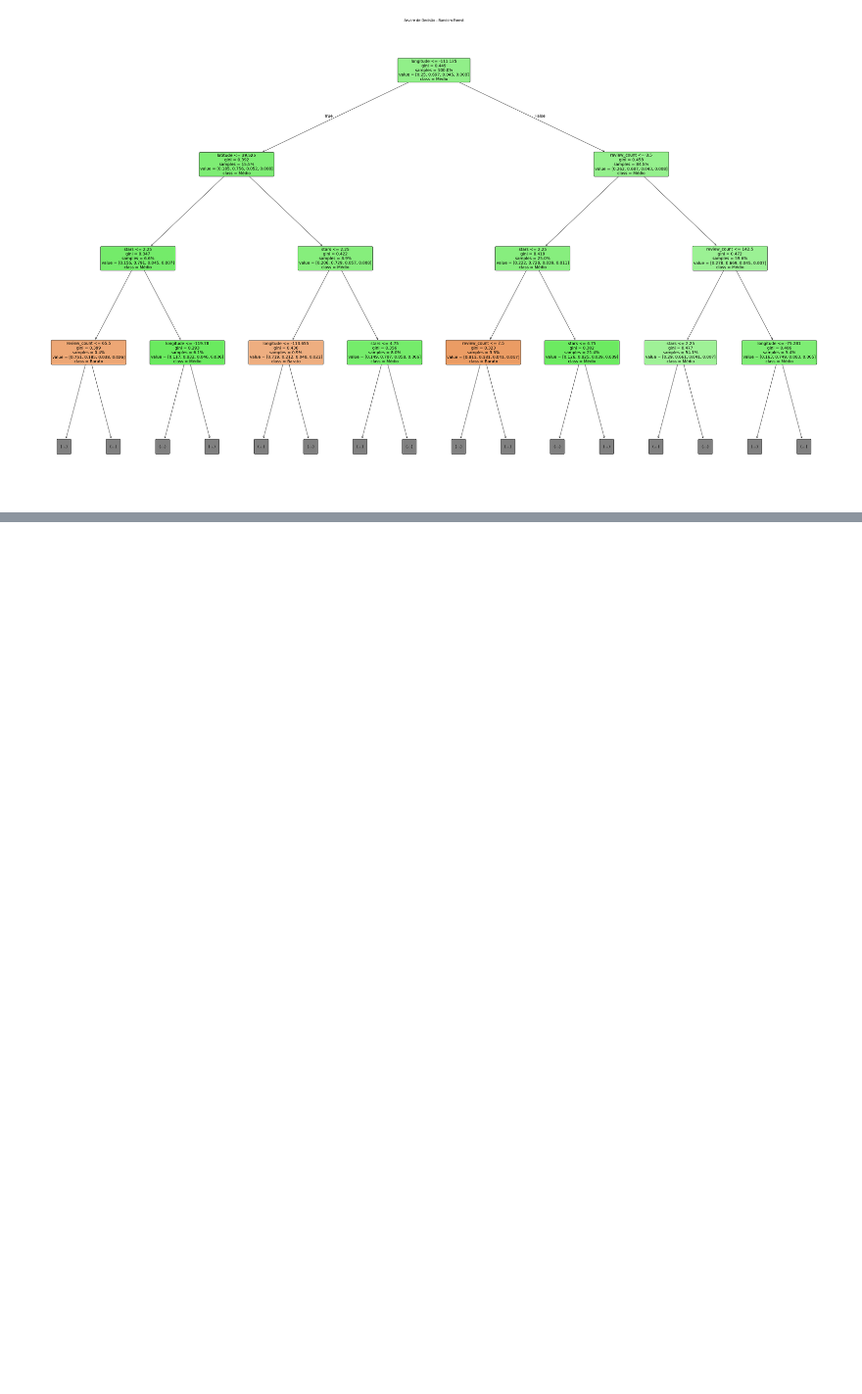
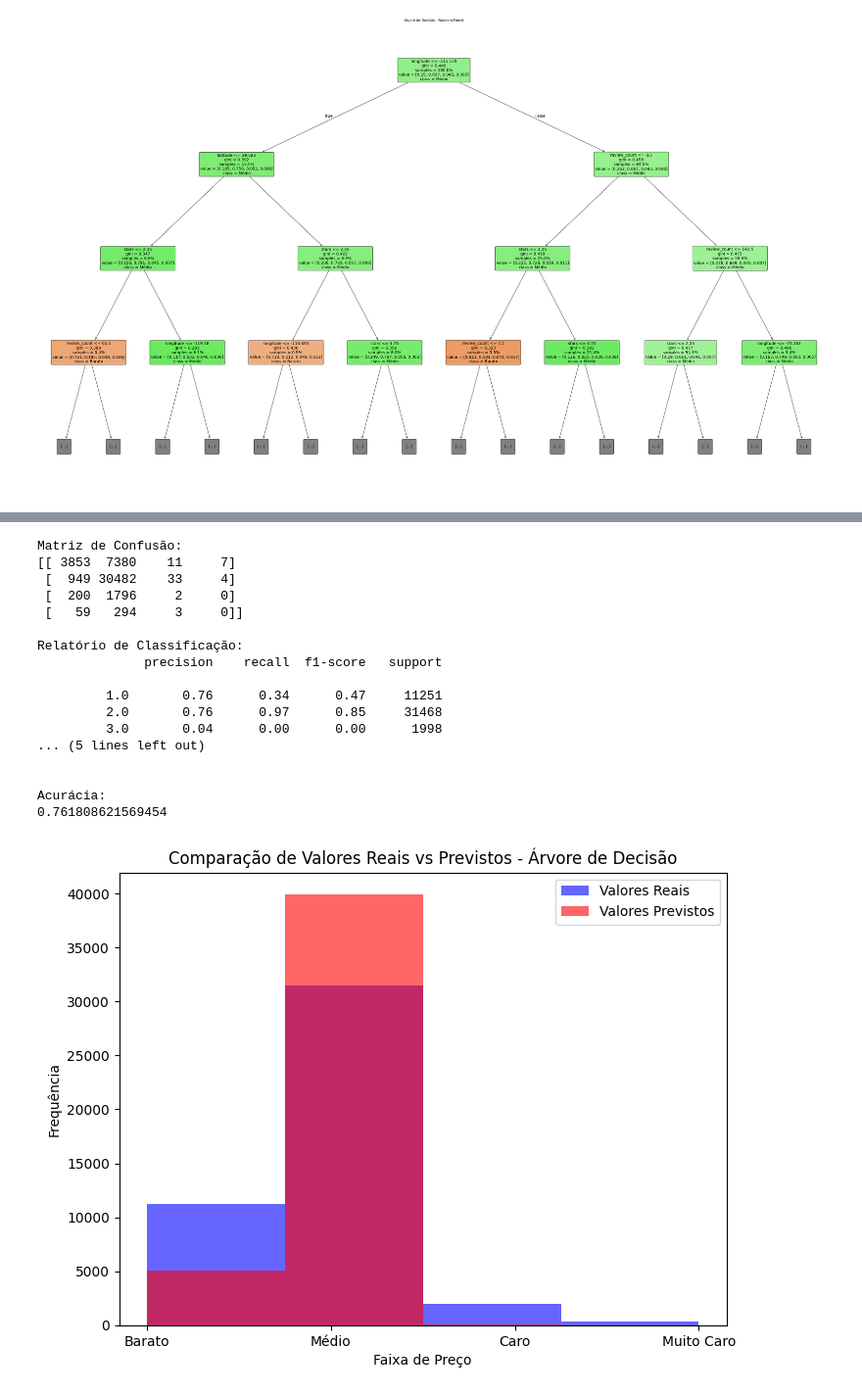
Before and after one commit to ste-coding/pisi3-grupo05, a Jupyter notebook: random-forest.ipynb, the cells around one changed output, grey strips where cells are left out. Shown at 98% size. Saved outputs shown, nothing was run; the diff lists cells and outputs as text; code cells hidden in the pictures; blank space fills up the shorter version.

```diff
--- a/random-forest.ipynb
+++ b/random-forest.ipynb
@@ -88,0 +167,68 @@ Acurácia:
+# %%
+#arvore de decisao
+from sklearn.tree import DecisionTreeClassifier, plot_tree
+from sklearn.metrics import confusion_matrix, classification_report, accuracy_score
+import matplotlib.pyplot as plt
+import pandas as pd
+
+df_negocios = pd.read_parquet('yelp_academic_dataset_business_cleaned.parquet')
+
+X = df_negocios.drop(columns=['RestaurantsPriceRange2', 'business_id']).select_dtypes(include='number').fillna(0).values
+y = df_negocios['RestaurantsPriceRange2'].fillna(0).values
+
+#treino e teste
+from sklearn.model_selection import train_test_split
+X_train, X_test, y_train, y_test = train_test_split(X, y, test_size=0.3, random_state=42)
+
+#Árvore de Decisão
+dt_clf = DecisionTreeClassifier(random_state=42, max_depth=10)  #max_depth para evitar overfitting
+dt_clf.fit(X_train, y_train)
+
+#previsões
+y_pred_dt = dt_clf.predict(X_test)
+
+print("Matriz de Confusão:")
+print(confusion_matrix(y_test, y_pred_dt))
+
+print("\nRelatório de Classificação:")
+print(classification_report(y_test, y_pred_dt))
+
+print("\nAcurácia:")
+print(accuracy_score(y_test, y_pred_dt))
+
+# Criar um gráfico comparando valores reais e previstos
+labels = sorted(df_negocios['RestaurantsPriceRange2'].dropna().unique())
+plt.figure(figsize=(8,6))
+plt.hist(y_test, bins=len(labels), alpha=0.6, label="Valores Reais", color="blue")
+plt.hist(y_pred_dt, bins=len(labels), alpha=0.6, label="Valores Previstos", color="red")
+plt.xticks(labels, ['Barato', 'Médio', 'Caro', 'Muito Caro'])
+plt.xlabel("Faixa de Preço")
+plt.ylabel("Frequência")
+plt.title("Comparação de Valores Reais vs Previstos - Árvore de Decisão")
+plt.legend()
+plt.show()
+
+#Árvore de Decisão
+plt.figure(figsize=(12,8))
+plot_tree(dt_clf, filled=True, feature_names=df_negocios.drop(columns=['RestaurantsPriceRange2', 'business_id']).select_dtypes(include='number').columns, class_names=['Barato', 'Médio', 'Caro', 'Muito Caro'], rounded=True, fontsize=10, max_depth=3, impurity=True,proportion=False)
+plt.title("Árvore de Decisão")
+plt.show()
+# %% [output]
+Matriz de Confusão:
+[[ 3853  7380    11     7]
+ [  949 30482    33     4]
+ [  200  1796     2     0]
+ [   59   294     3     0]]
+
+Relatório de Classificação:
+              precision    recall  f1-score   support
+
+         1.0       0.76      0.34      0.47     11251
+         2.0       0.76      0.97      0.85     31468
+         3.0       0.04      0.00      0.00      1998
+... (5 lines left out)
+
+
+Acurácia:
+0.761808621569454
+[figure, added]
```
Also changed, not shown: parts of 4 cells of this notebook.
